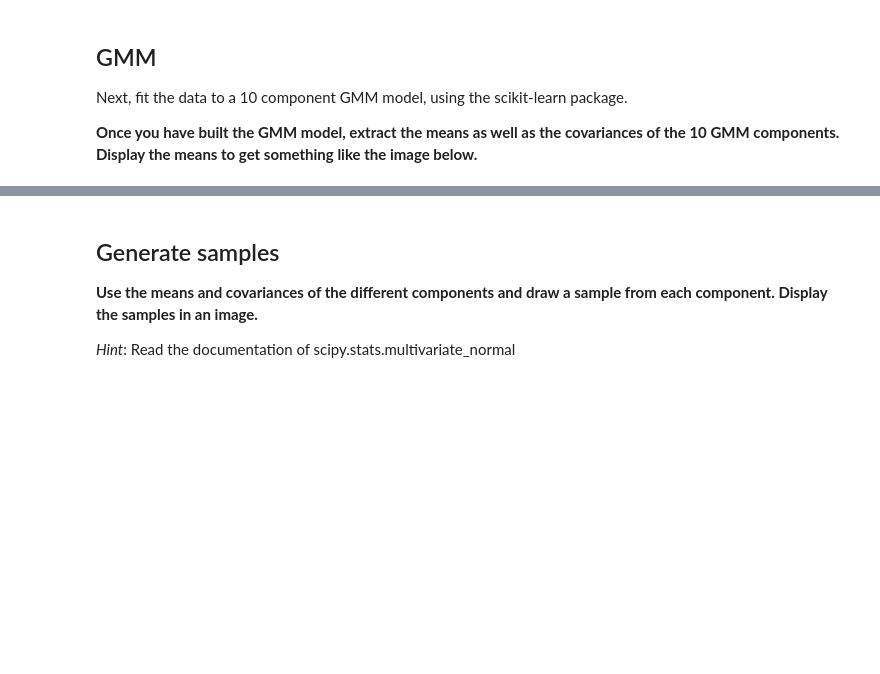
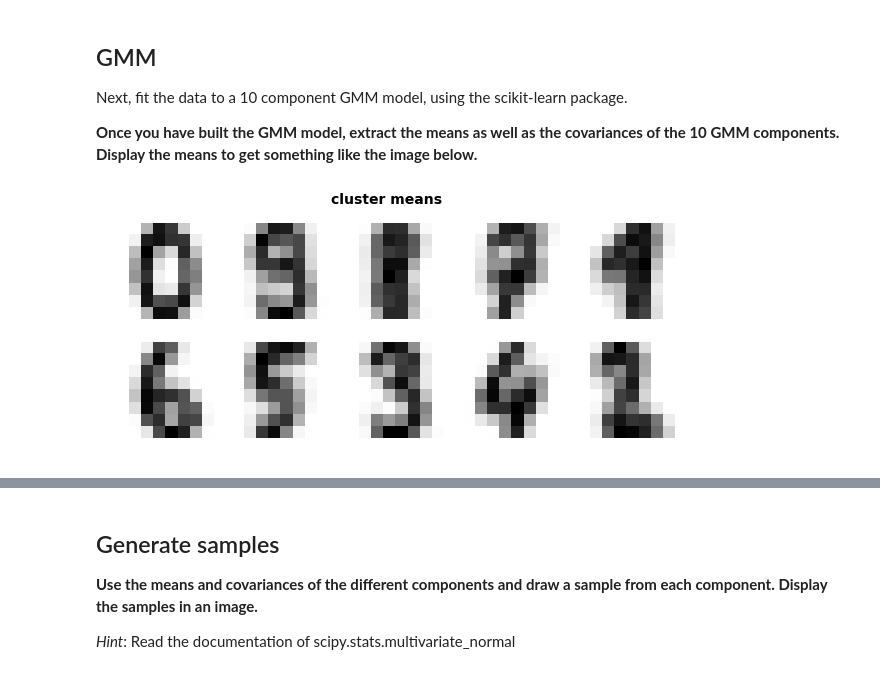
Before and after one commit to pietergoos/Stellenbosch-University, a Jupyter notebook: CS315 Machine Learn/Assignment3/assign3.ipynb, the cells around one changed output, grey strips where cells are left out. Saved outputs shown, nothing was run; the diff lists cells and outputs as text; code cells hidden in the pictures; blank space fills up the shorter version.

```diff
--- a/CS315 Machine Learn/Assignment3/assign3.ipynb
+++ b/CS315 Machine Learn/Assignment3/assign3.ipynb
@@ -268,2 +261,36 @@ np.random.seed(1)
+# %%
+data = digits.data
+
+np.random.seed(1)
+# Insert GMM code
+gmm = GMM(n_components=10)
+gmm.fit(data)
+gmm_means = gmm.means_
+
+def plot_digits(digits, title):
+    # Figure size in inches
+    fig = plt.figure(figsize=(10, 4))
+
+    # Add title
+    fig.suptitle(title, fontsize=14, fontweight='bold')
+
+    # For all labels (0-9)
+    for i in range(10):
+        # Initialize subplots in a grid of 2X5, at i+1th position
+        ax = fig.add_subplot(2, 5, 1 + i)
+        # Get dimension
+        d = np.sqrt(digits[i].shape[0])
+        d = int(d)
+        # Display images
+        ax.imshow(digits[i].reshape((d, d)), cmap='binary')
+        # Don't show the axes
+        plt.axis('off')
+
+    # Show the plot
+    plt.show()
+
+plot_digits(gmm_means, "cluster means")
+# %% [output]
+[figure, added]
 # %%
 display(Image(filename='./wm_GMM.png'))
```
Also changed, not shown: parts of 10 cells of this notebook, 4 other files.
